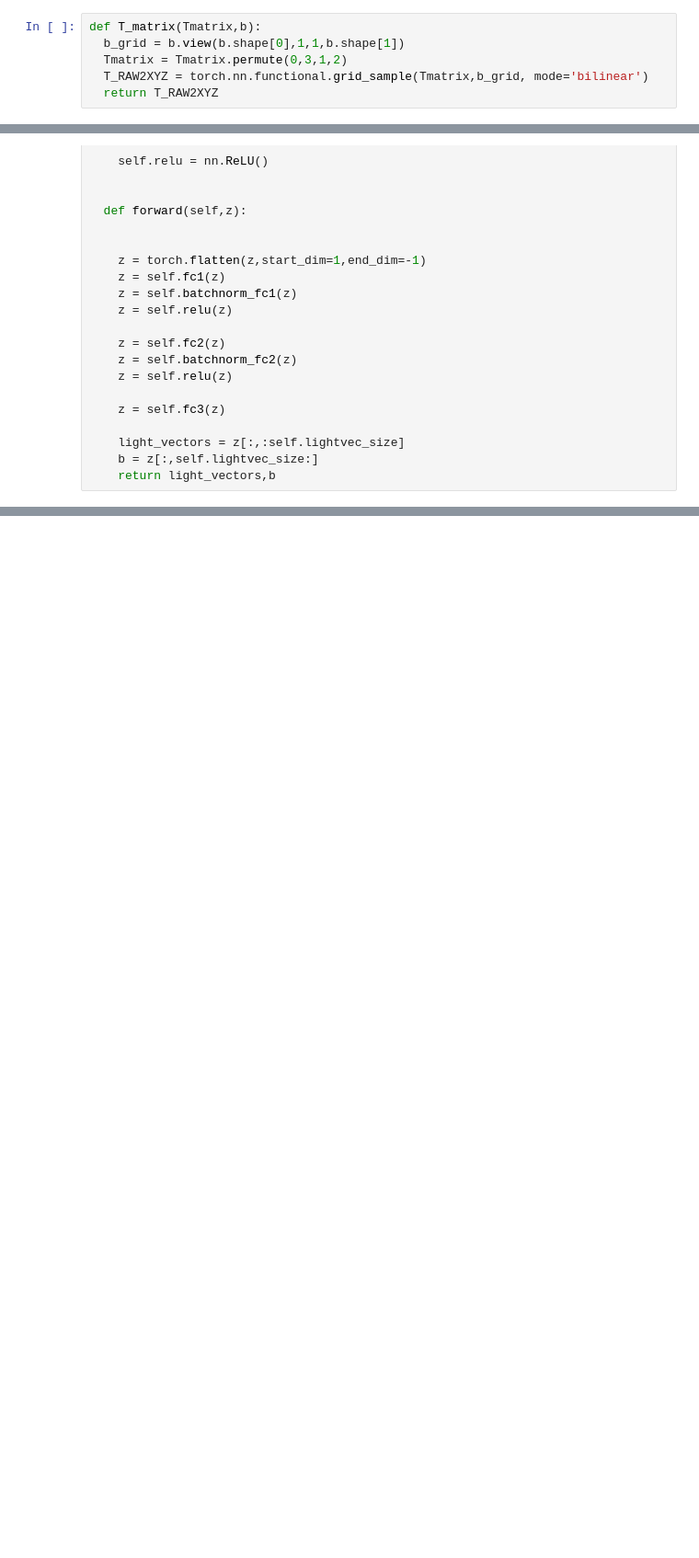
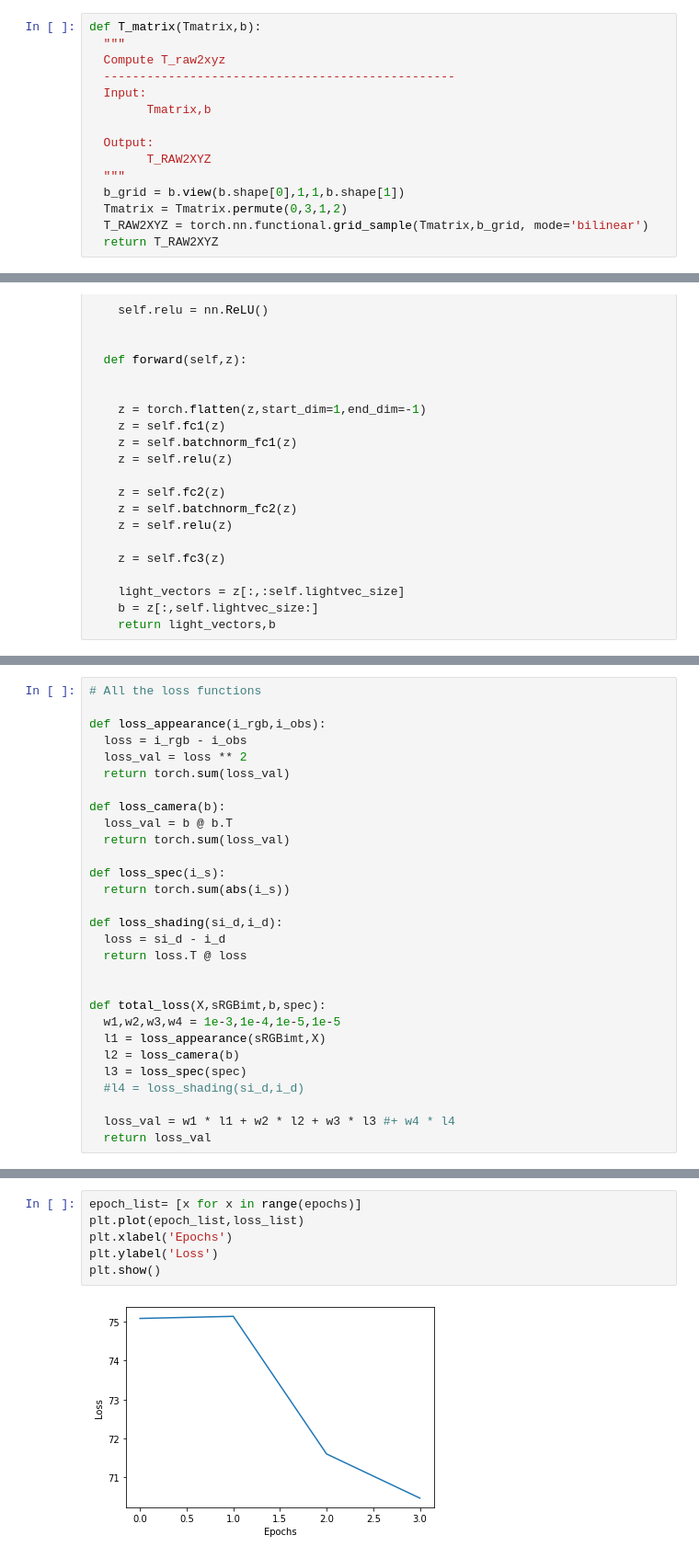
Before and after one commit to agrawalparth10/BioFaceNet-PyTorch, a Jupyter notebook: BioFaceNet.ipynb, the cells around one changed output, grey strips where cells are left out. Shown at 92% size. Cells and saved outputs as stored; diff of their text form; blank space fills up the shorter version.

```diff
--- a/BioFaceNet.ipynb
+++ b/BioFaceNet.ipynb
@@ -245,6 +345,15 @@ def white_balance(rawAppearance,lightcolor):
 ### T Matrix
 # %%
 def T_matrix(Tmatrix,b):
+  """
+  Compute T_raw2xyz
+  -------------------------------------------------
+  Input:
+        Tmatrix,b
+
+  Output:
+        T_RAW2XYZ
+  """
   b_grid = b.view(b.shape[0],1,1,b.shape[1])
   Tmatrix = Tmatrix.permute(0,3,1,2)
   T_RAW2XYZ = torch.nn.functional.grid_sample(Tmatrix,b_grid, mode='bilinear')
@@ -430 +540,30 @@ class fc(nn.Module):
+# %%
+# All the loss functions
+
+def loss_appearance(i_rgb,i_obs):
+  loss = i_rgb - i_obs
+  loss_val = loss ** 2
+  return torch.sum(loss_val)
+
+def loss_camera(b):
+  loss_val = b @ b.T
+  return torch.sum(loss_val)
+
+def loss_spec(i_s):
+  return torch.sum(abs(i_s))
+
+def loss_shading(si_d,i_d):
+  loss = si_d - i_d
+  return loss.T @ loss
+
+
+def total_loss(X,sRGBimt,b,spec):
+  w1,w2,w3,w4 = 1e-3,1e-4,1e-5,1e-5
+  l1 = loss_appearance(sRGBimt,X)
+  l2 = loss_camera(b)
+  l3 = loss_spec(spec)
+  #l4 = loss_shading(si_d,i_d)
+
+  loss_val = w1 * l1 + w2 * l2 + w3 * l3 #+ w4 * l4
+  return loss_val
 # %% [markdown]
@@ -591 +670,9 @@ torch.Size([4, 3, 218, 178])
+# %%
+epoch_list= [x for x in range(epochs)]
+plt.plot(epoch_list,loss_list)
+plt.xlabel('Epochs')
+plt.ylabel('Loss')
+plt.show()
+# %% [output]
+[figure, added]
 # %% [markdown]
```
Also changed, not shown: parts of 35 cells of this notebook.
